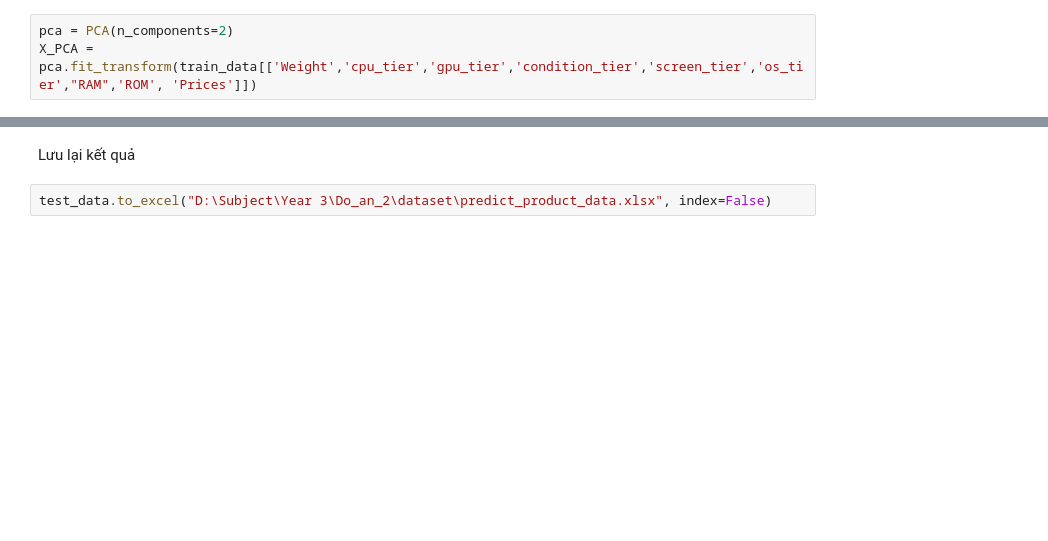
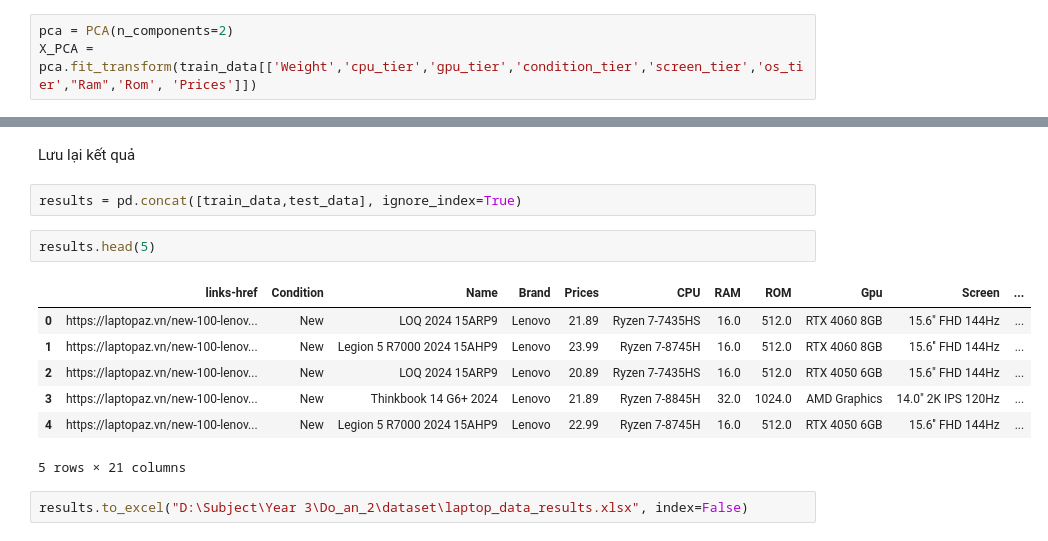
Before and after one commit to Ldkhanhduy/DO_AN_2, a Jupyter notebook: duyldk/part_2/analysis_data.ipynb, the cells around one changed output, grey strips where cells are left out. Saved outputs shown, nothing was run; the diff lists cells and outputs as text; blank space fills up the shorter version.

```diff
--- a/duyldk/part_2/analysis_data.ipynb
+++ b/duyldk/part_2/analysis_data.ipynb
@@ -109,7 +119,7 @@ labels = kmeans.fit_predict(train_data[['Weight','cpu_tier','gpu_tier','conditio
 Sử dụng PCA để trực quan hóa dữ liệu.
 # %%
 pca = PCA(n_components=2)
-X_PCA = pca.fit_transform(train_data[['Weight','cpu_tier','gpu_tier','condition_tier','screen_tier','os_tier',"RAM",'ROM', 'Prices']])
+X_PCA = pca.fit_transform(train_data[['Weight','cpu_tier','gpu_tier','condition_tier','screen_tier','os_tier',"Ram",'Rom', 'Prices']])
 # %%
 plt.figure(figsize=(8,6))
 plt.scatter(X_PCA[:,0], X_PCA[:,1], c=labels, cmap='viridis')
@@ -247,4 +257,16 @@ test_data[['Prices','cluster','price_assessment']]
 # %% [markdown]
 Lưu lại kết quả
+# %%
+results = pd.concat([train_data,test_data], ignore_index=True)
+# %%
+results.head(5)
+# %% [output]
+|  | links-href | Condition | Name | Brand | Prices | CPU | RAM | ROM | Gpu | Screen | ... |
+| 0 | https://laptopaz.vn/new-100-lenov... | New | LOQ 2024 15ARP9 | Lenovo | 21.89 | Ryzen 7-7435HS | 16.0 | 512.0 | RTX 4060 8GB | 15.6" FHD 144Hz | ... |
+| 1 | https://laptopaz.vn/new-100-lenov... | New | Legion 5 R7000 2024 15AHP9 | Lenovo | 23.99 | Ryzen 7-8745H | 16.0 | 512.0 | RTX 4060 8GB | 15.6'' FHD 144Hz | ... |
+| 2 | https://laptopaz.vn/new-100-lenov... | New | LOQ 2024 15ARP9 | Lenovo | 20.89 | Ryzen 7-7435HS | 16.0 | 512.0 | RTX 4050 6GB | 15.6" FHD 144Hz | ... |
+| 3 | https://laptopaz.vn/new-100-lenov... | New | Thinkbook 14 G6+ 2024 | Lenovo | 21.89 | Ryzen 7-8845H | 32.0 | 1024.0 | AMD Graphics | 14.0" 2K IPS 120Hz | ... |
+| 4 | https://laptopaz.vn/new-100-lenov... | New | Legion 5 R7000 2024 15AHP9 | Lenovo | 22.99 | Ryzen 7-8745H | 16.0 | 512.0 | RTX 4050 6GB | 15.6'' FHD 144Hz | ... |
+5 rows × 21 columns
 # %%
-test_data.to_excel("D:\Subject\Year 3\Do_an_2\dataset\predict_product_data.xlsx", index=False)
+results.to_excel("D:\Subject\Year 3\Do_an_2\dataset\laptop_data_results.xlsx", index=False)
```
Also changed, not shown: parts of 11 cells of this notebook, 7 other files.
